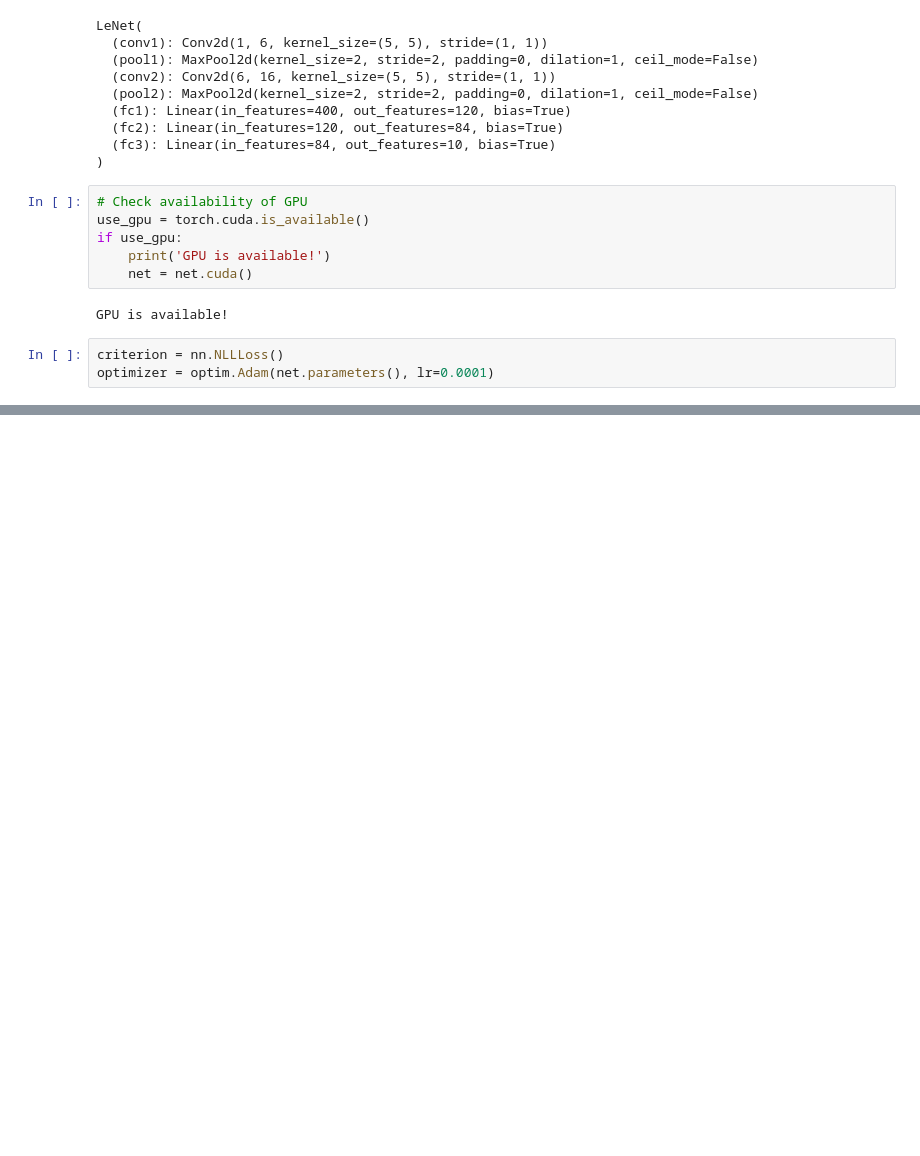
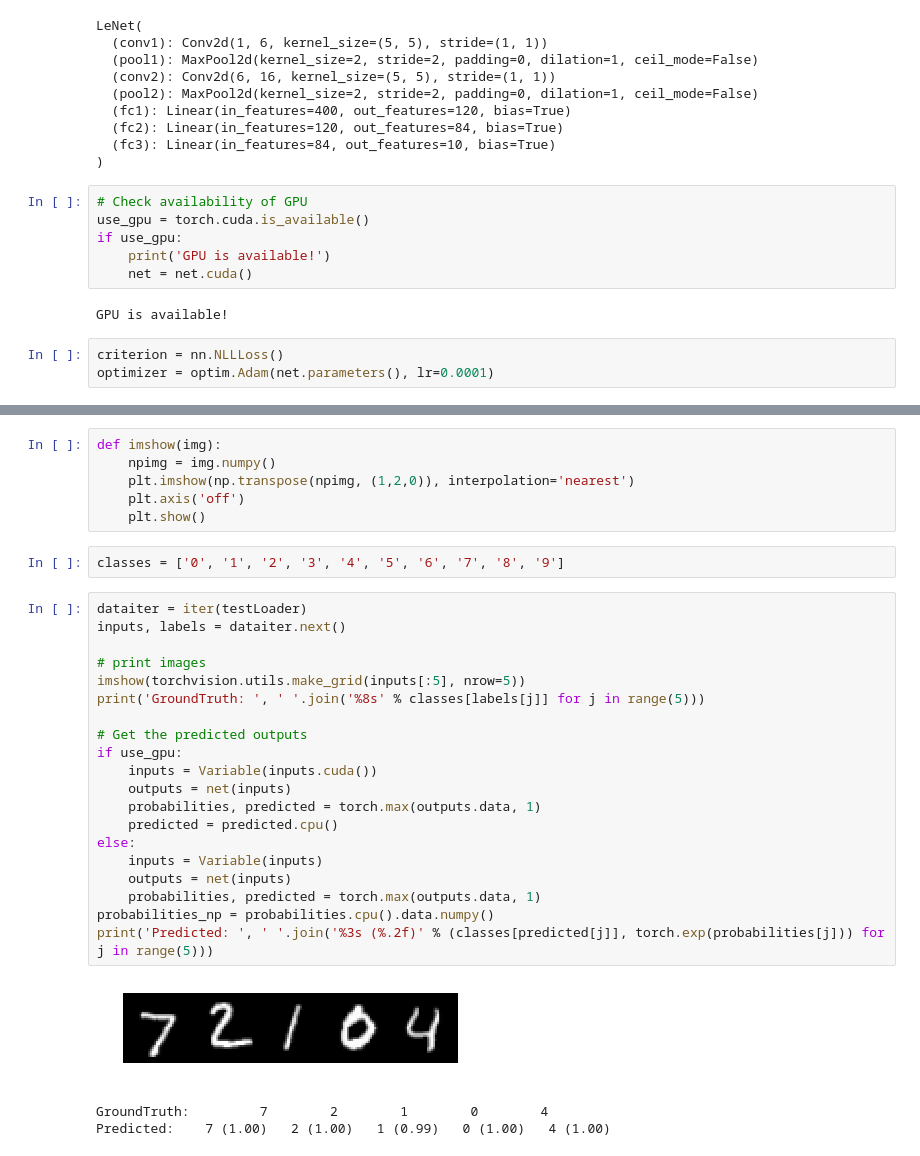
Before and after one commit to Shubhammawa/Pytorch-Tutorial, a Jupyter notebook: LeNet5.ipynb, the cells around one changed output, grey strips where cells are left out. Cells and saved outputs as stored; diff of their text form; blank space fills up the shorter version.

```diff
--- a/LeNet5.ipynb
+++ b/LeNet5.ipynb
@@ -190,0 +191,32 @@ Iteration: 15 /15  ; LeNet:  Training Loss: 0.000148 ; Testing Acc: 98.710 ; Tim
+# %%
+def imshow(img):
+    npimg = img.numpy()
+    plt.imshow(np.transpose(npimg, (1,2,0)), interpolation='nearest')
+    plt.axis('off')
+    plt.show()
+# %%
+classes = ['0', '1', '2', '3', '4', '5', '6', '7', '8', '9']
+# %%
+dataiter = iter(testLoader)
+inputs, labels = dataiter.next()
+
+# print images
+imshow(torchvision.utils.make_grid(inputs[:5], nrow=5))
+print('GroundTruth: ', ' '.join('%8s' % classes[labels[j]] for j in range(5)))
+
+# Get the predicted outputs
+if use_gpu:
+    inputs = Variable(inputs.cuda())
+    outputs = net(inputs)
+    probabilities, predicted = torch.max(outputs.data, 1)
+    predicted = predicted.cpu()
+else:
+    inputs = Variable(inputs)
+    outputs = net(inputs)
+    probabilities, predicted = torch.max(outputs.data, 1)
+probabilities_np = probabilities.cpu().data.numpy()
+print('Predicted: ', ' '.join('%3s (%.2f)' % (classes[predicted[j]], torch.exp(probabilities[j])) for j in range(5)))
+# %% [output]
+[figure, added]
+GroundTruth:         7        2        1        0        4
+Predicted:    7 (1.00)   2 (1.00)   1 (0.99)   0 (1.00)   4 (1.00)
```
Also changed, not shown: parts of 1 cell of this notebook.
